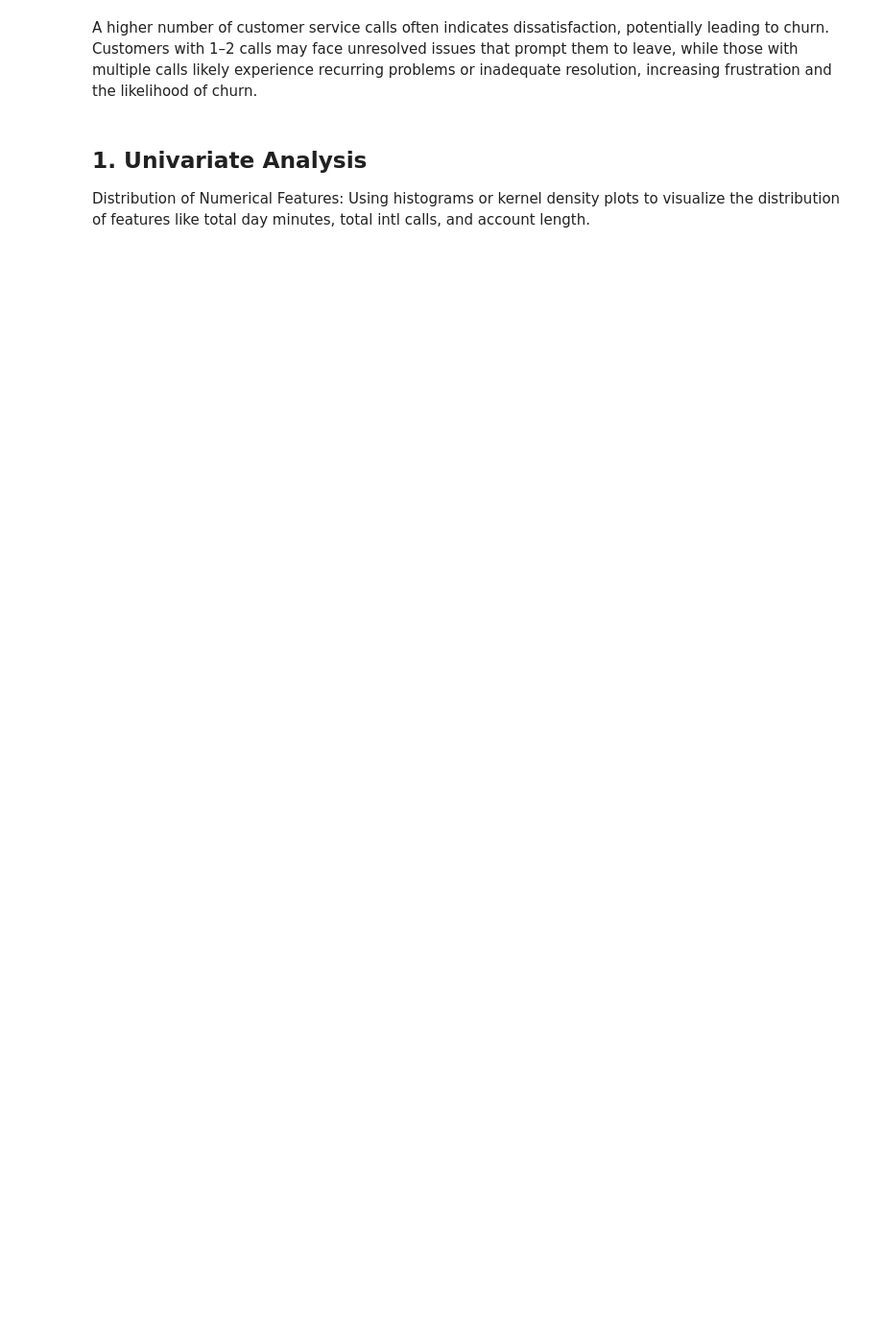
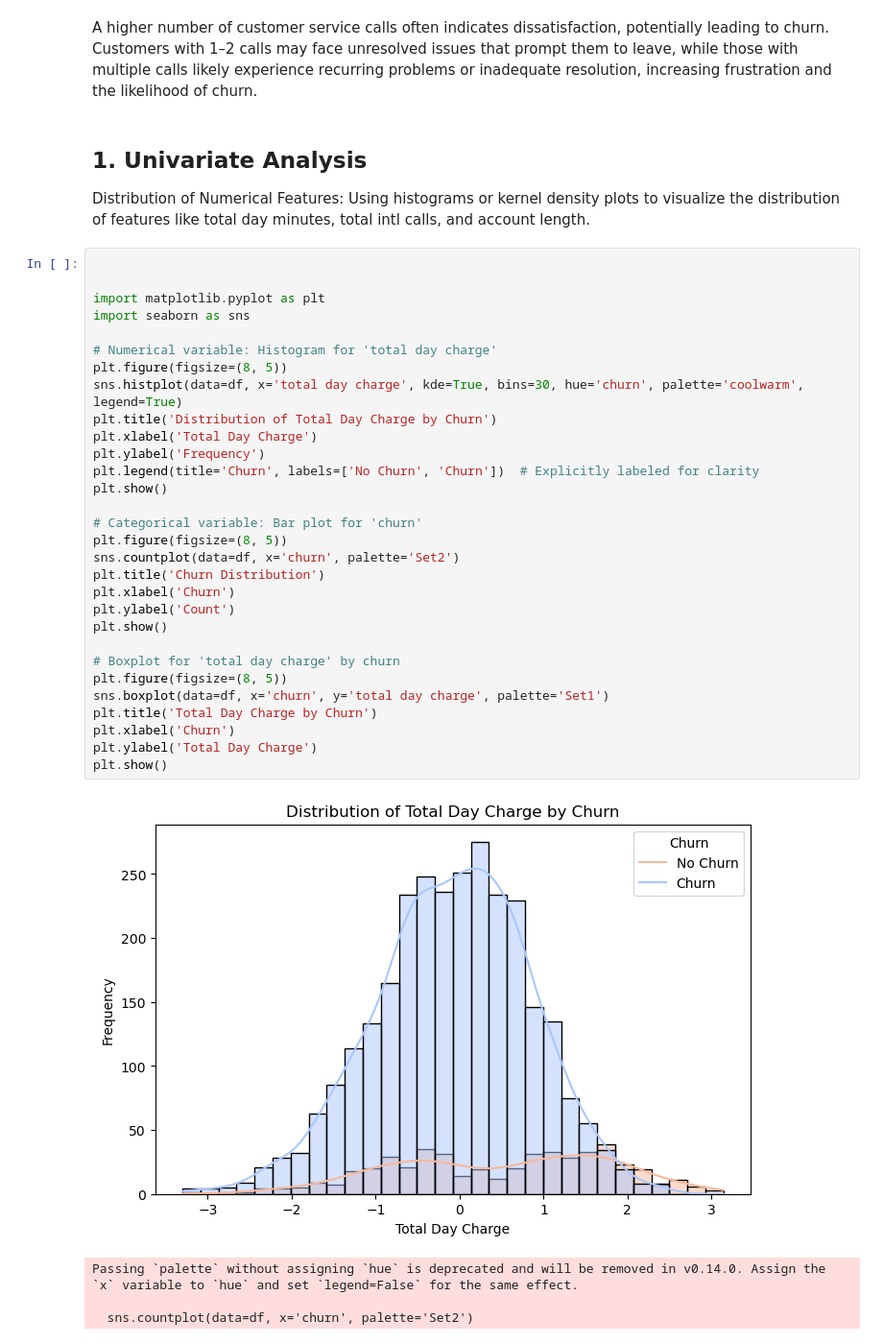
Before and after one commit to Calebmanju/phase-3---Telcom---Churn---Prediction, a Jupyter notebook: phase 3.ipynb, the cells around one changed output. Shown: that part at 96% size. Cells and saved outputs as stored; diff of their text form; blank space fills up the shorter version.

```diff
--- a/phase 3.ipynb
+++ b/phase 3.ipynb
@@ -345,3 +346,38 @@ A higher number of customer service calls often indicates dissatisfaction, poten
 ## 1. Univariate Analysis
 Distribution of Numerical Features:
 Using histograms or kernel density plots to visualize the distribution of features like total day minutes, total intl calls, and account length.
+# %%
+
+
+import matplotlib.pyplot as plt
+import seaborn as sns
+
+# Numerical variable: Histogram for 'total day charge'
+plt.figure(figsize=(8, 5))
+sns.histplot(data=df, x='total day charge', kde=True, bins=30, hue='churn', palette='coolwarm', legend=True)
+plt.title('Distribution of Total Day Charge by Churn')
+plt.xlabel('Total Day Charge')
+plt.ylabel('Frequency')
+plt.legend(title='Churn', labels=['No Churn', 'Churn'])  # Explicitly labeled for clarity
+plt.show()
+
+# Categorical variable: Bar plot for 'churn'
+plt.figure(figsize=(8, 5))
+sns.countplot(data=df, x='churn', palette='Set2')
+plt.title('Churn Distribution')
+plt.xlabel('Churn')
+plt.ylabel('Count')
+plt.show()
+
+# Boxplot for 'total day charge' by churn
+plt.figure(figsize=(8, 5))
+sns.boxplot(data=df, x='churn', y='total day charge', palette='Set1')
+plt.title('Total Day Charge by Churn')
+plt.xlabel('Churn')
+plt.ylabel('Total Day Charge')
+plt.show()
+# %% [output]
+[figure, added]
+Passing `palette` without assigning `hue` is deprecated and will be removed in v0.14.0. Assign the `x` variable to `hue` and set `legend=False` for the same effect.
+
+  sns.countplot(data=df, x='churn', palette='Set2')
```
Also changed, not shown: parts of 6 cells of this notebook.
